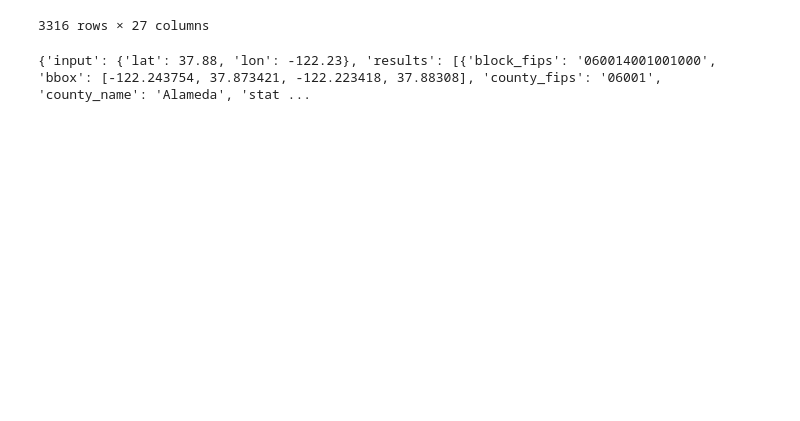
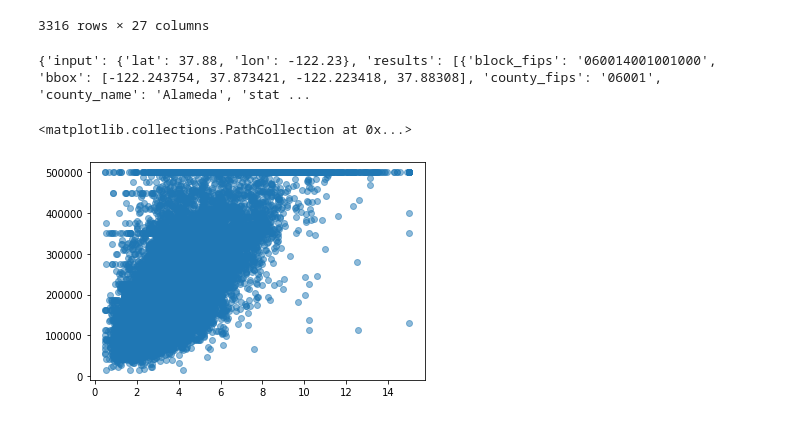
Before and after one commit to phamkdaniel/Cali-Housing-Project, a Jupyter notebook: kevin_exploring.ipynb, the cells around one changed output. Saved outputs shown, nothing was run; the diff lists cells and outputs as text; code cells hidden in the pictures; blank space fills up the shorter version.

Commit message:
added scatterplot

```diff
--- a/kevin_exploring.ipynb
+++ b/kevin_exploring.ipynb
@@ -127,3 +128,10 @@ response = requests.get(url).json()
 print(response)
 # %% [output]
 {'input': {'lat': 37.88, 'lon': -122.23}, 'results': [{'block_fips': '060014001001000', 'bbox': [-122.243754, 37.873421, -122.223418, 37.88308], 'county_fips': '06001', 'county_name': 'Alameda', 'stat ...
+# %%
+income_housevalue_plot = plt.scatter(median_income, median_house_value, alpha=0.5)
+
+income_housevalue_plot
+# %% [output]
+<matplotlib.collections.PathCollection at 0x...>
+[figure, added]
```
Also changed, not shown: parts of 2 cells of this notebook.
